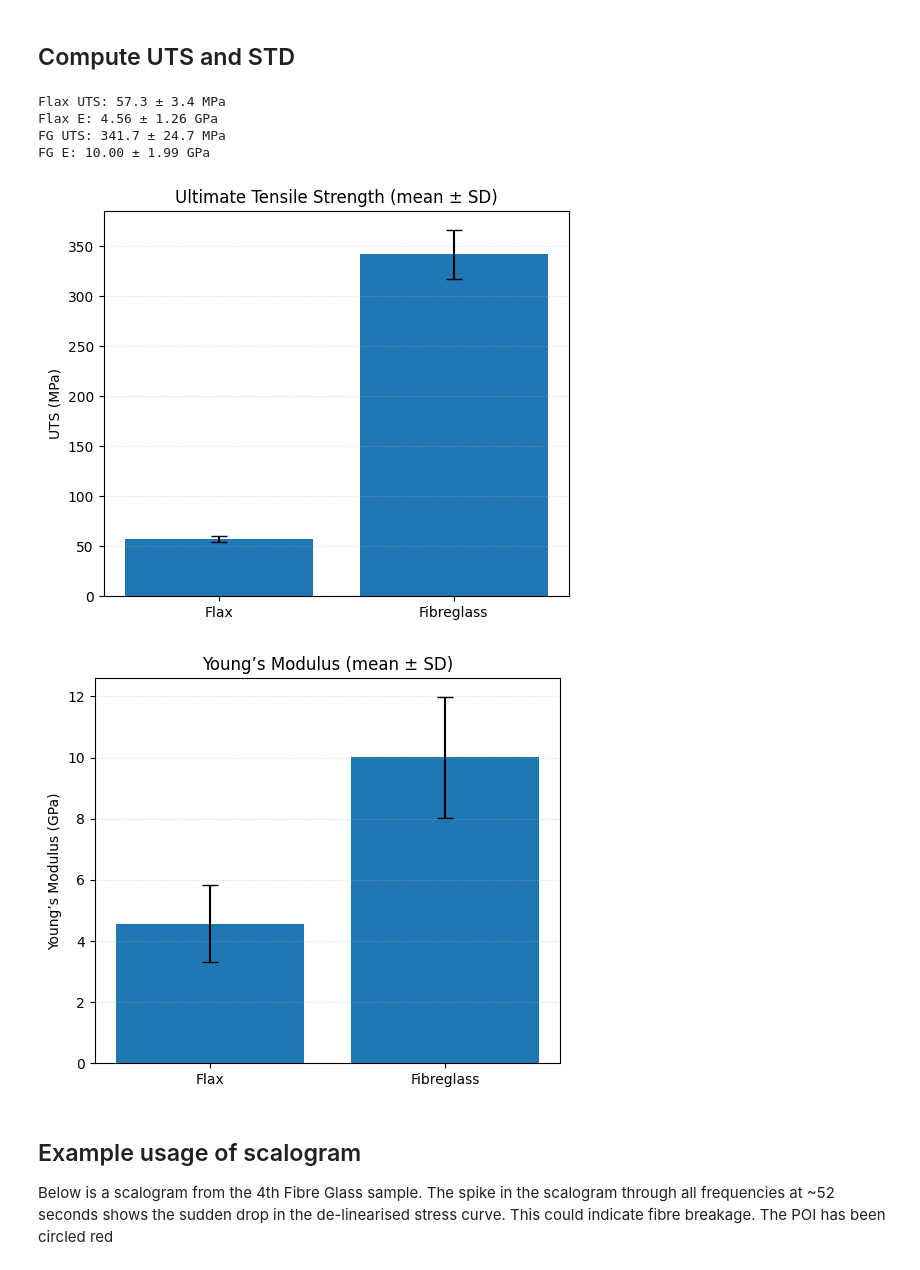
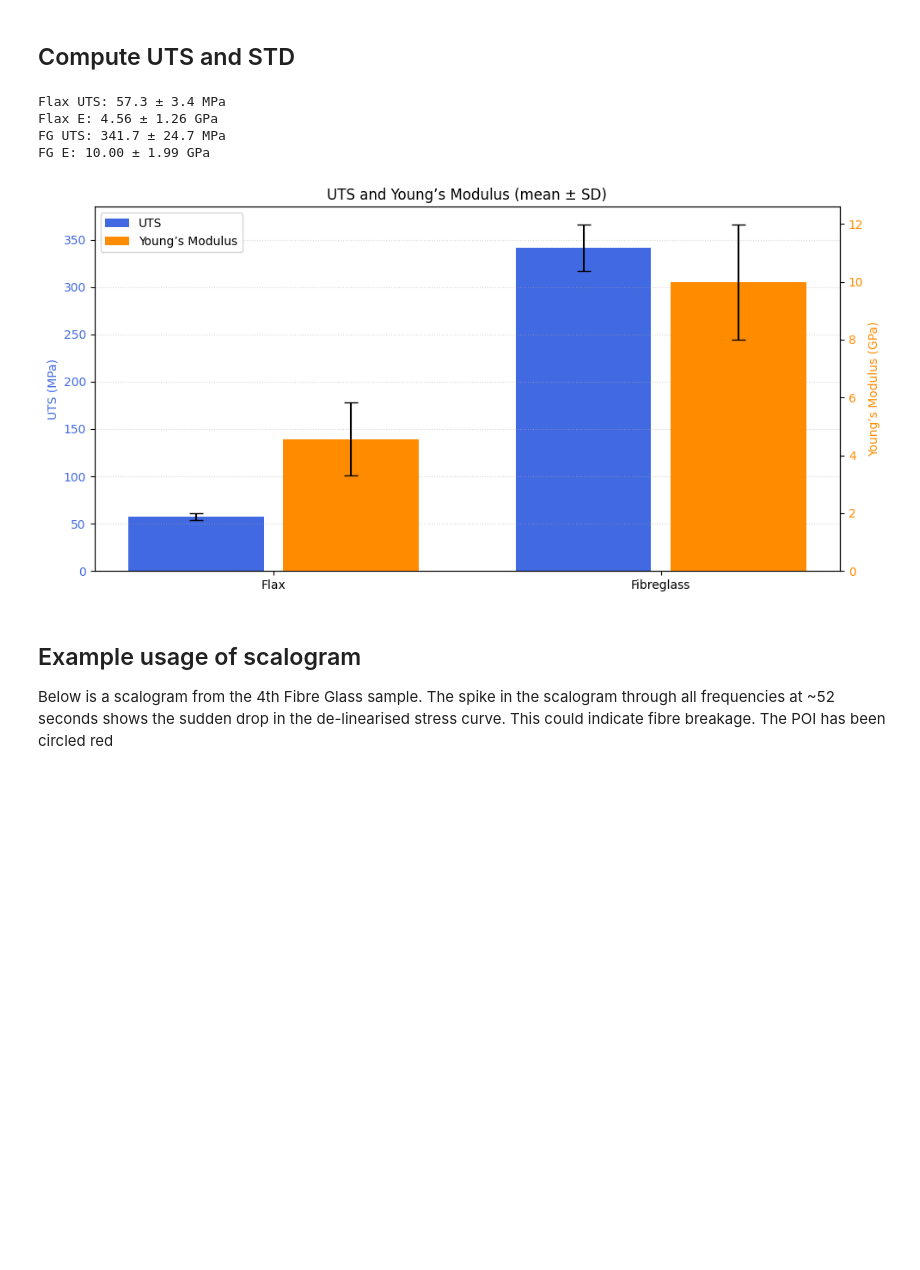
Before and after one commit to HamRMac/CompositeTensileTests, a Jupyter notebook: DataPlotting.ipynb, the cells around one changed output. Saved outputs shown, nothing was run; the diff lists cells and outputs as text; code cells hidden in the pictures; blank space fills up the shorter version.

Commit message:
Final graphs

```diff
--- a/DataPlotting.ipynb
+++ b/DataPlotting.ipynb
@@ -427,52 +427,68 @@ def summarise_group(samples, exclude_ids=None):
     def _sd(a): return float(np.std(a, ddof=1)) if a.size > 1 else 0.0
 
     return {
         "UTS_mean": float(np.mean(uts_vals)),
         "UTS_sd": _sd(uts_vals),
         "E_mean": float(np.mean(E_vals)),
         "E_sd": _sd(E_vals),
         "n": len(kept)
     }
 
 # --- compute summaries -----------------------------------------------------
 # Example: exclude flax Sample '1' as outlier
 flax_summary = summarise_group(all_samples_flax, exclude_ids=['1'])
 fg_summary   = summarise_group(all_samples_fibreglass, exclude_ids=[])
 
 print("Flax UTS: {:.1f} ± {:.1f} MPa".format(flax_summary['UTS_mean'], flax_summary['UTS_sd']))
 print("Flax E: {:.2f} ± {:.2f} GPa".format(flax_summary['E_mean']/1000, flax_summary['E_sd']/1000))
 print("FG UTS: {:.1f} ± {:.1f} MPa".format(fg_summary['UTS_mean'], fg_summary['UTS_sd']))
 print("FG E: {:.2f} ± {:.2f} GPa".format(fg_summary['E_mean']/1000, fg_summary['E_sd']/1000))
 
 # --- bar charts side by side ------------------------------------------------
 materials = ['Flax', 'Fibreglass']
 
-# UTS plot
-fig, ax = plt.subplots(figsize=(6,5))
-means = [flax_summary['UTS_mean'], fg_summary['UTS_mean']]
-errors = [flax_summary['UTS_sd'], fg_summary['UTS_sd']]
-ax.bar(materials, means, yerr=errors, capsize=6)
-ax.set_ylabel("UTS (MPa)")
-ax.set_title("Ultimate Tensile Strength (mean ± SD)")
+# Data
+uts_means = [flax_summary['UTS_mean'], fg_summary['UTS_mean']]
+uts_errs  = [flax_summary['UTS_sd'],   fg_summary['UTS_sd']]
+
+# Convert MPa → GPa for modulus
+e_means = [flax_summary['E_mean']/1000, fg_summary['E_mean']/1000]
+e_errs  = [flax_summary['E_sd']/1000,   fg_summary['E_sd']/1000]
+
+x = np.arange(len(materials))
+width = 0.35          # bar width
+gap = 0.05            # small gap between blue and orange bars
+
+fig, ax = plt.subplots(figsize=(10,5))
+
+# Left y-axis: UTS (MPa)
+bars_uts = ax.bar(x - width/2 - gap/2, uts_means, width, yerr=uts_errs, capsize=6, color='royalblue')
+ax.set_ylabel("UTS (MPa)", color='royalblue')
+ax.tick_params(axis='y', labelcolor='royalblue')
 ax.grid(axis='y', linestyle=':', alpha=0.5)
+
+# Right y-axis: Modulus (GPa)
+ax2 = ax.twinx()
+bars_e = ax2.bar(x + width/2 + gap/2, e_means, width, yerr=e_errs, capsize=6, color='darkorange')
+ax2.set_ylabel("Young’s Modulus (GPa)", color='darkorange')
+ax2.tick_params(axis='y', labelcolor='darkorange')
+
+# X labels and title
+ax.set_xticks(x)
+ax.set_xticklabels(materials)
+ax.set_title("UTS and Young’s Modulus (mean ± SD)")
+
+# Legend
+ax.legend([bars_uts[0], bars_e[0]], ["UTS", "Young’s Modulus"], loc="upper left")
+
+plt.tight_layout()
 plt.show()
-
-# Modulus plot
-fig, ax = plt.subplots(figsize=(6,5))
-means = [flax_summary['E_mean']/1000, fg_summary['E_mean']/1000]  # convert MPa→GPa
-errors = [flax_summary['E_sd']/1000, fg_summary['E_sd']/1000]
-ax.bar(materials, means, yerr=errors, capsize=6)
-ax.set_ylabel("Young’s Modulus (GPa)")
-ax.set_title("Young’s Modulus (mean ± SD)")
-ax.grid(axis='y', linestyle=':', alpha=0.5)
-plt.show()
 # %% [output]
 Flax UTS: 57.3 ± 3.4 MPa
 Flax E: 4.56 ± 1.26 GPa
 FG UTS: 341.7 ± 24.7 MPa
 FG E: 10.00 ± 1.99 GPa
-[figure, old version]
+[figure, new version]
-[figure, removed]
 # %% [markdown]
 ## Example usage of scalogram
 Below is a scalogram from the 4th Fibre Glass sample. The spike in the scalogram through all frequencies at ~52 seconds shows the sudden drop in the de-linearised stress curve. This could indicate fibre breakage. The POI has been circled red
```
Also changed, not shown: parts of 6 cells of this notebook.
